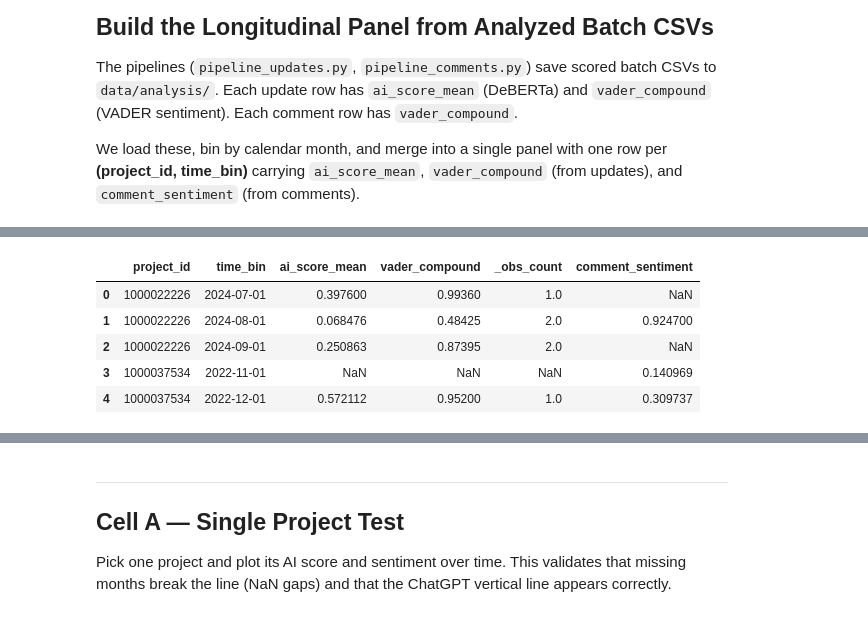
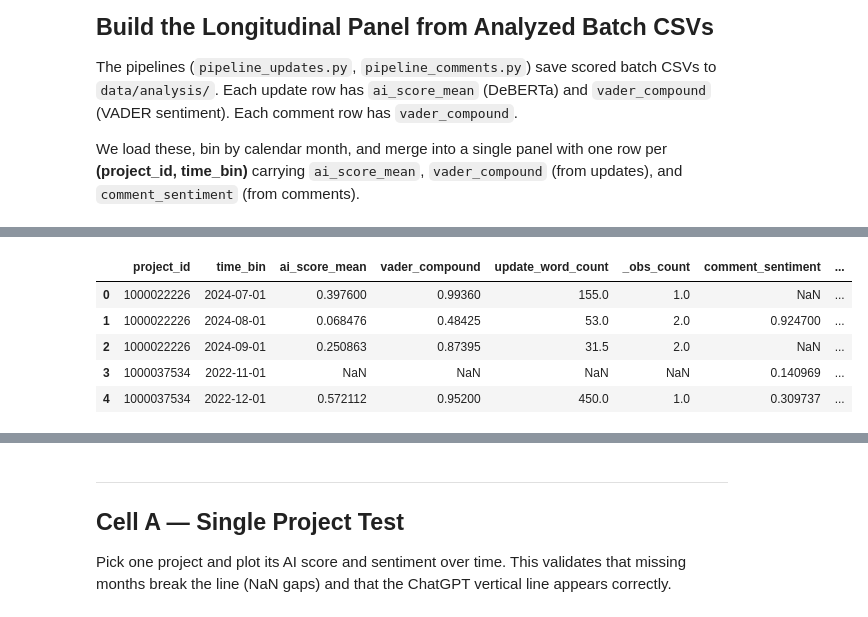
Before and after one commit to benluis/crowdsourcing, a Jupyter notebook: src/analysis/exposure_panel.ipynb, the cells around one changed output, grey strips where cells are left out. Drawn from its saved outputs; the diff is of its cells as text; code cells hidden in the pictures.

```diff
--- a/src/analysis/exposure_panel.ipynb
+++ b/src/analysis/exposure_panel.ipynb
@@ -223,21 +223,53 @@ import glob, os
 
 ANALYSIS_DIR = str(_repo_root() / 'data' / 'analysis')
 
-def load_and_bin(file_pattern, time_col_raw, score_cols, freq='M'):
-    """Load analyzed batch CSVs, assign time bins, return long DataFrame."""
+def load_and_bin(
+    file_pattern,
+    time_col_raw,
+    score_cols,
+    freq='M',
+    text_col_candidates=None,
+    word_count_col_name=None,
+    panel_name='panel',
+):
+    """Load analyzed batch CSVs, assign time bins, and optionally add word counts."""
     files = sorted(glob.glob(file_pattern))
     if not files:
         print(f'No files found for pattern: {file_pattern}')
         return pd.DataFrame()
+
     dfs = [pd.read_csv(f) for f in files]
     raw = pd.concat(dfs, ignore_index=True)
+
     if 'id' in raw.columns:
         raw = raw.drop_duplicates(subset='id')
+
     raw = raw.dropna(subset=['project_id'])
     raw['project_id'] = raw['project_id'].astype(str)
     raw['time_bin'] = assign_time_bin(raw[time_col_raw], freq=freq)
     raw = raw.dropna(subset=['time_bin'])
+
+    if text_col_candidates and word_count_col_name:
+        text_col = next((c for c in text_col_candidates if c in raw.columns), None)
+        if text_col:
+            raw[word_count_col_name] = (
+                raw[text_col]
+                .fillna('')
+                .astype(str)
+                .str.findall(r"\b\w+\b")
+                .str.len()
+            )
+            print(
+                f"{panel_name}: using text column '{text_col}' for word counts "
+                f"(total words={int(raw[word_count_col_name].sum()):,})"
+            )
+        else:
+            print(f"{panel_name}: no text column found in candidates {text_col_candidates}")
+
     keep = ['project_id', 'time_bin'] + [c for c in score_cols if c in raw.columns]
+    if word_count_col_name and word_count_col_name in raw.columns:
+        keep.append(word_count_col_name)
+
     return raw[keep]
 
 # --- Updates (AI score from DeBERTa sentence-level + VADER sentiment) ---
@@ -245,6 +277,9 @@ updates_panel = load_and_bin(
     os.path.join(ANALYSIS_DIR, 'updates_batch_*.csv'),
     time_col_raw='published_at',
     score_cols=['ai_score_mean', 'vader_compound'],
+    text_col_candidates=['body', 'update_body', 'post_body', 'text', 'content'],
+    word_count_col_name='update_word_count',
+    panel_name='updates',
 )
 
 # --- Comments (VADER sentiment only — no AI detection) ---
@@ -252,27 +287,42 @@ comments_panel = load_and_bin(
     os.path.join(ANALYSIS_DIR, 'comments_batch_*.csv'),
     time_col_raw='created_at',
     score_cols=['vader_compound'],
+    text_col_candidates=['body', 'comment', 'text', 'content'],
+    word_count_col_name='comment_word_count',
+    panel_name='comments',
 )
+
+# Quick totals across raw rows
+if not updates_panel.empty and 'update_word_count' in updates_panel.columns:
+    print(f"Updates total words: {int(updates_panel['update_word_count'].sum()):,}")
+if not comments_panel.empty and 'comment_word_count' in comments_panel.columns:
+    print(f"Comments total words: {int(comments_panel['comment_word_count'].sum()):,}")
 
 # Aggregate each to (project_id, time_bin)
 if not updates_panel.empty:
     updates_agg = aggregate_panel(
         updates_panel,
-        score_cols=[c for c in ['ai_score_mean', 'vader_compound'] if c in updates_panel.columns],
+        score_cols=[
+            c for c in ['ai_score_mean', 'vader_compound', 'update_word_count']
+            if c in updates_panel.columns
+        ],
     )
 else:
-    updates_agg = pd.DataFrame(columns=['project_id', 'time_bin', 'ai_score_mean'])
+    updates_agg = pd.DataFrame(columns=['project_id', 'time_bin', 'ai_score_mean', 'update_word_count'])
 
 if not comments_panel.empty:
-    comments_agg = aggregate_panel(comments_panel, score_cols=['vader_compound'])
+    comments_agg = aggregate_panel(
+        comments_panel,
+        score_cols=[c for c in ['vader_compound', 'comment_word_count'] if c in comments_panel.columns],
+    )
     comments_agg = comments_agg.rename(columns={'vader_compound': 'comment_sentiment'})
 else:
-    comments_agg = pd.DataFrame(columns=['project_id', 'time_bin', 'comment_sentiment'])
+    comments_agg = pd.DataFrame(columns=['project_id', 'time_bin', 'comment_sentiment', 'comment_word_count'])
 
 # Merge updates + comments on (project_id, time_bin)
 if not updates_agg.empty and not comments_agg.empty:
     panel = updates_agg.merge(
-        comments_agg[['project_id', 'time_bin', 'comment_sentiment']],
+        comments_agg[['project_id', 'time_bin', 'comment_sentiment', 'comment_word_count']],
         on=['project_id', 'time_bin'],
         how='outer',
     )
@@ -292,9 +346,9 @@ Columns: ['project_id', 'time_bin', 'ai_score_mean', 'vader_compound', '_obs_cou
-|  | project_id | time_bin | ai_score_mean | vader_compound | _obs_count | comment_sentiment |
-| 0 | 1000022226 | 2024-07-01 | 0.397600 | 0.99360 | 1.0 | NaN |
-| 1 | 1000022226 | 2024-08-01 | 0.068476 | 0.48425 | 2.0 | 0.924700 |
-| 2 | 1000022226 | 2024-09-01 | 0.250863 | 0.87395 | 2.0 | NaN |
-| 3 | 1000037534 | 2022-11-01 | NaN | NaN | NaN | 0.140969 |
-| 4 | 1000037534 | 2022-12-01 | 0.572112 | 0.95200 | 1.0 | 0.309737 |
+|  | project_id | time_bin | ai_score_mean | vader_compound | update_word_count | _obs_count | comment_sentiment | ... |
+| 0 | 1000022226 | 2024-07-01 | 0.397600 | 0.99360 | 155.0 | 1.0 | NaN | ... |
+| 1 | 1000022226 | 2024-08-01 | 0.068476 | 0.48425 | 53.0 | 2.0 | 0.924700 | ... |
+| 2 | 1000022226 | 2024-09-01 | 0.250863 | 0.87395 | 31.5 | 2.0 | NaN | ... |
+| 3 | 1000037534 | 2022-11-01 | NaN | NaN | NaN | NaN | 0.140969 | ... |
+| 4 | 1000037534 | 2022-12-01 | 0.572112 | 0.95200 | 450.0 | 1.0 | 0.309737 | ... |
 # %%
 # Step 4: Filter panel to the DID sample and merge covariates
 
```
Also changed, not shown: parts of 3 cells of this notebook, 3 other files.
